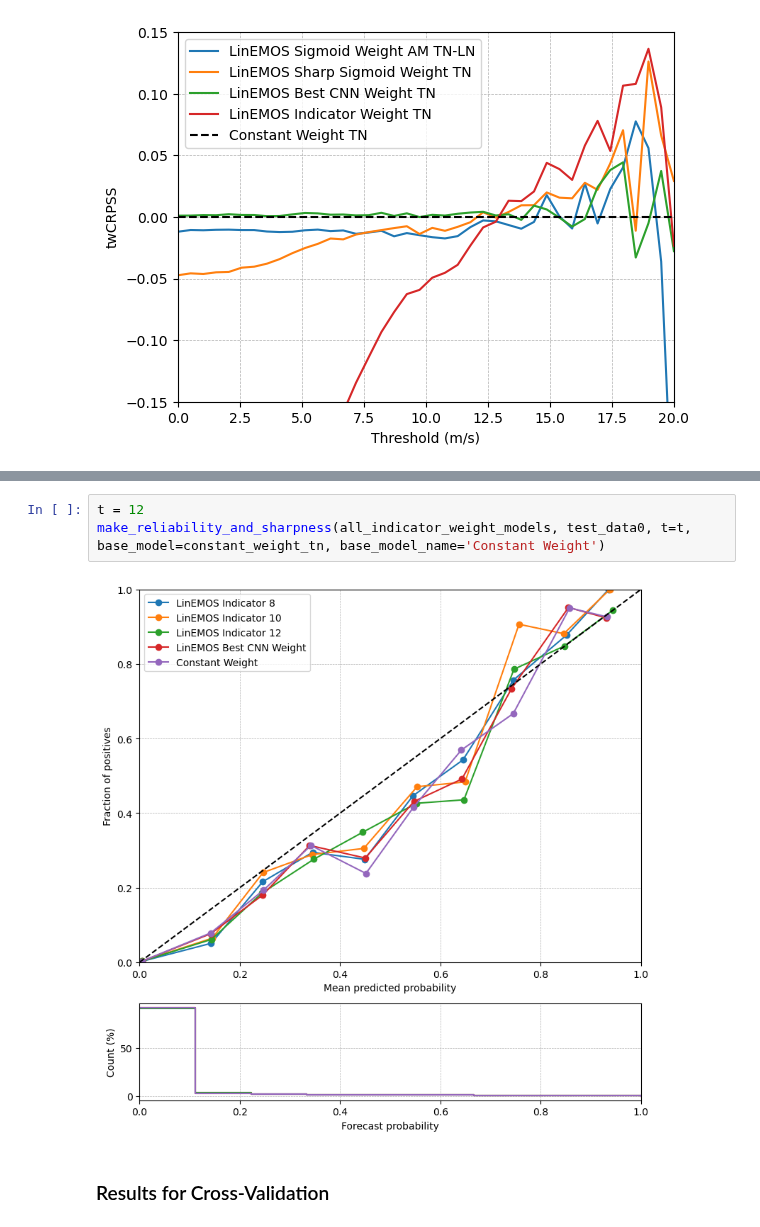
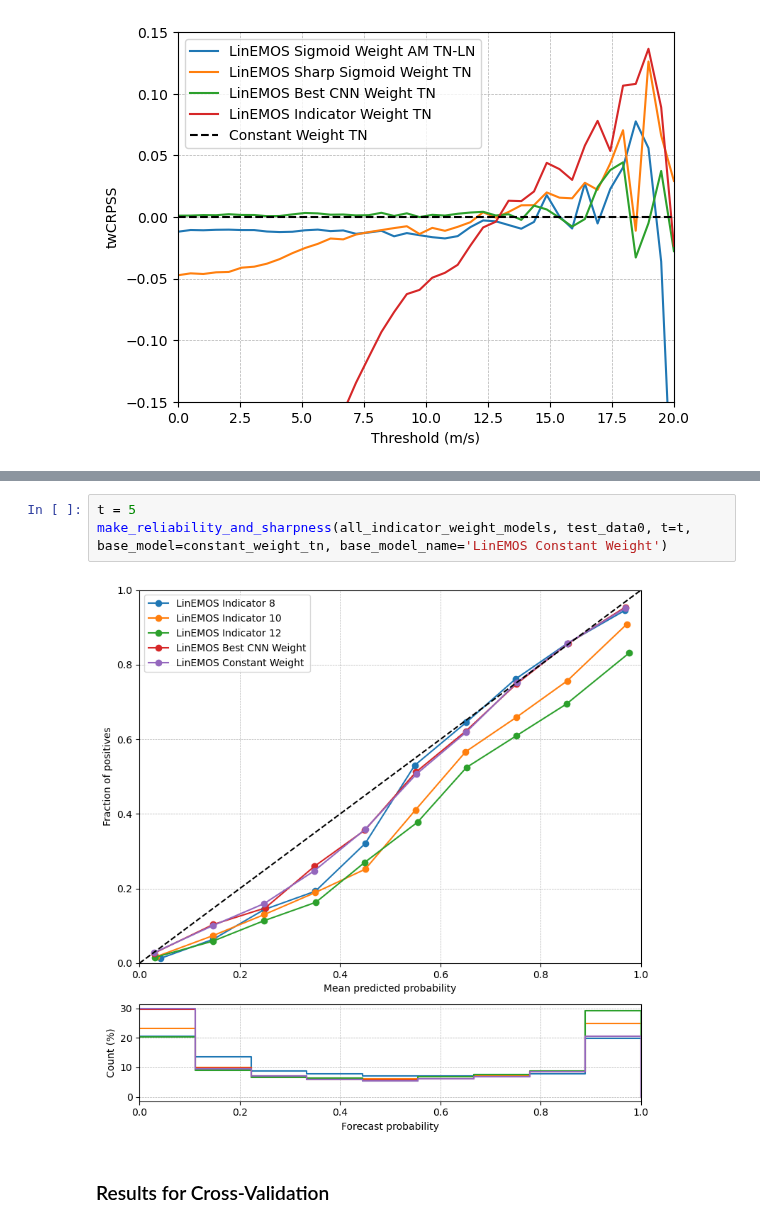
Before and after one commit to SimonHakvoort/thesiscode, a Jupyter notebook: src/visualization/experiments_figures.ipynb, the cells around one changed output, grey strips where cells are left out. Drawn from its saved outputs; the diff is of its cells as text.

```diff
--- a/src/visualization/experiments_figures.ipynb
+++ b/src/visualization/experiments_figures.ipynb
@@ -764,8 +800,8 @@ make_brier_skill_plot(constant_weight_tn, all_indicator_weight_models, test_data
 # %%
-t = 12
-make_reliability_and_sharpness(all_indicator_weight_models, test_data0, t=t, base_model=constant_weight_tn, base_model_name='Constant Weight')
+t = 5
+make_reliability_and_sharpness(all_indicator_weight_models, test_data0, t=t, base_model=constant_weight_tn, base_model_name='LinEMOS Constant Weight')
 # %% [output]
-[figure, old version]
+[figure, new version]
 # %% [markdown]
 ### Results for Cross-Validation
 # %%
```
Also changed, not shown: parts of 16 cells of this notebook, 6 other files.
